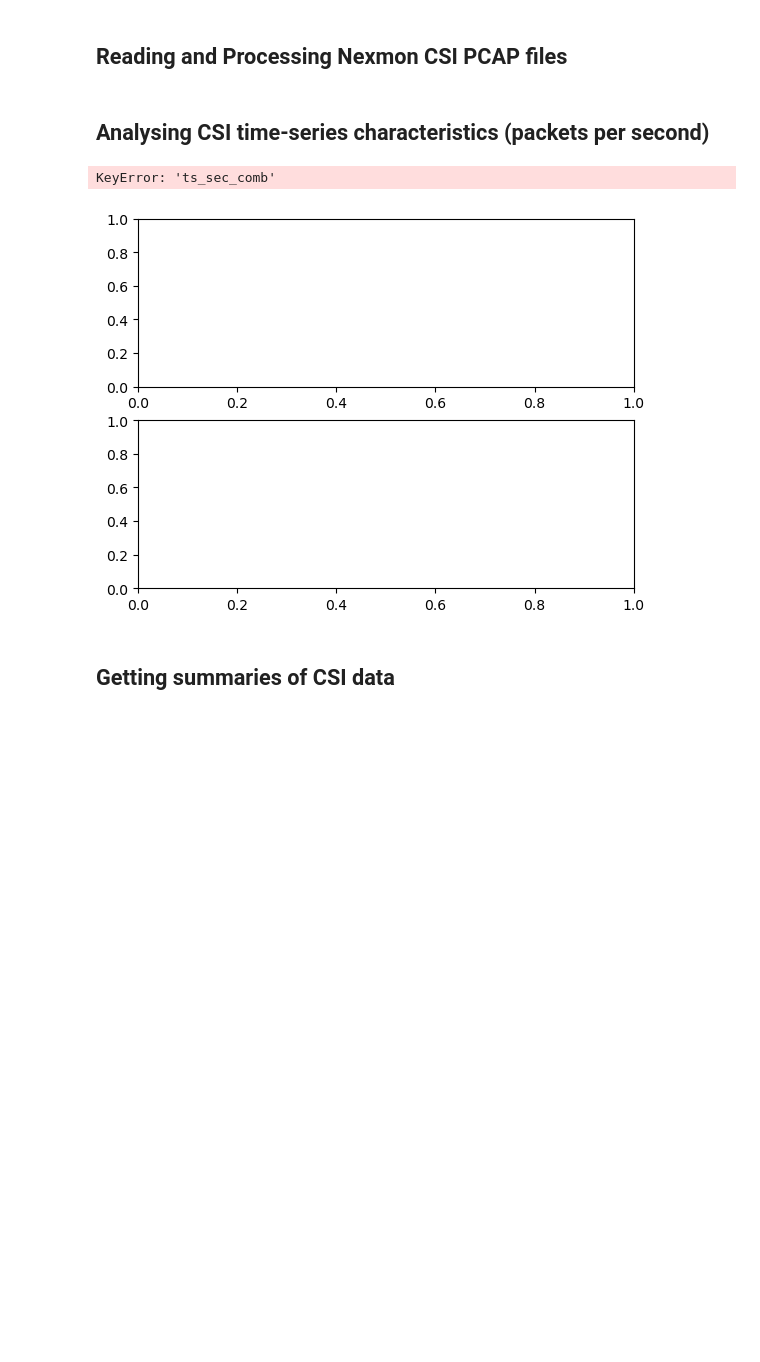
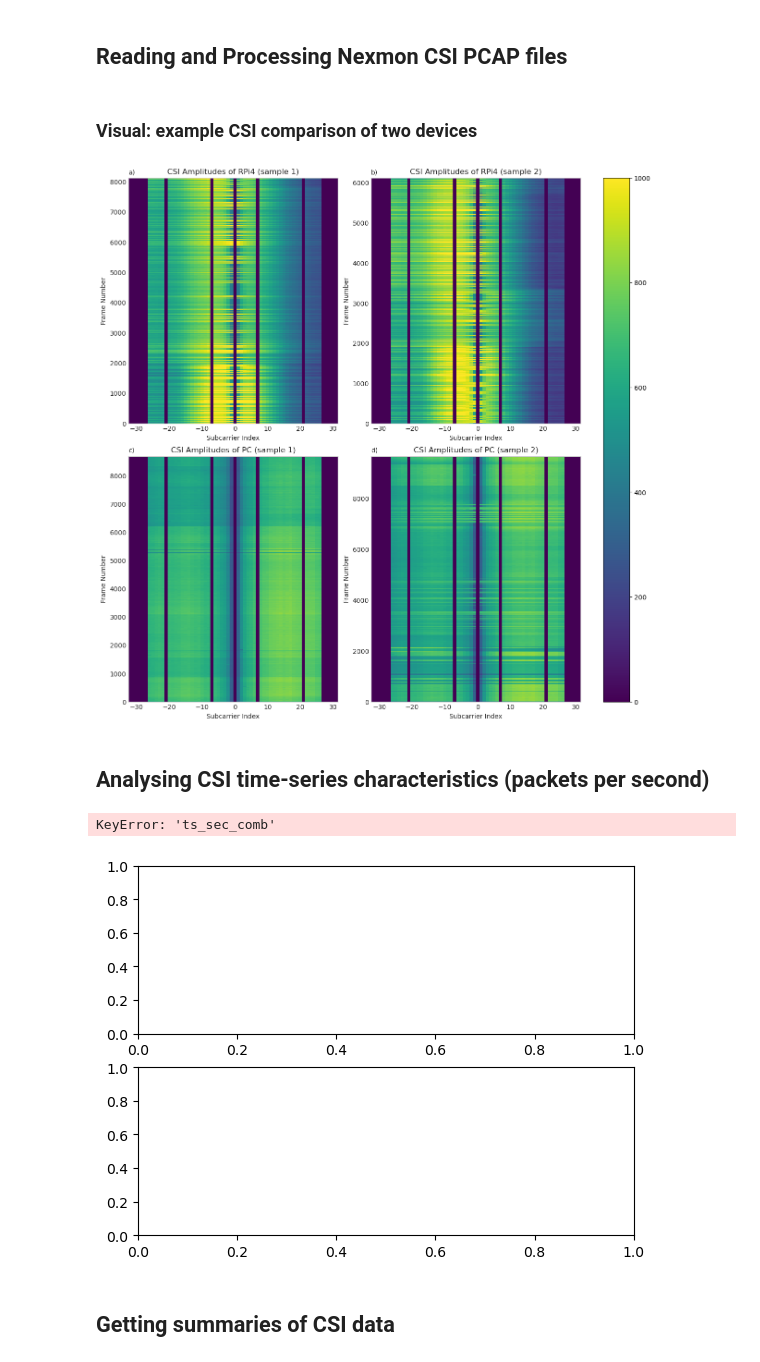
Before and after one commit to tlee08/XL-NTA_honours_dev, a Jupyter notebook: 2_analyse/analyse_csi.ipynb, the cells around one changed output. Drawn from its saved outputs; the diff is of its cells as text; code cells hidden in the pictures; blank space fills up the shorter version.

```diff
--- a/2_analyse/analyse_csi.ipynb
+++ b/2_analyse/analyse_csi.ipynb
@@ -86,6 +69,76 @@ if check_csi(frames["csi"]):
     # fig, axes = CSIFuncs.plot_all(csi)
     # fig.savefig(plot_fp)
     # plt.close(fig)
+# %% [markdown]
+### Visual: example CSI comparison of two devices
+# %%
+# Two Pi examples and two PC examples
+fps = [
+    [
+        "/Volumes/tim_details/tim_honours/CAPTURES/client_pi_200/v=A3gUpodXMv0/csi_h5/cap_5.h5",
+        "/Volumes/tim_details/tim_honours/CAPTURES/client_pi_200/v=A3gUpodXMv0/csi_h5/cap_7.h5",
+    ],
+        [
+        "/Volumes/tim_details/tim_honours/CAPTURES/client_pc_200/v=A3gUpodXMv0/csi_h5/cap_2.h5",
+        "/Volumes/tim_details/tim_honours/CAPTURES/client_pc_200/v=A3gUpodXMv0/csi_h5/cap_5.h5",
+    ]
+]
+dev_map = {0: "RPi4", 1: "PC"}
+
+vmin = 0
+vmax = 1000
+
+# PLOTTING
+with plt.style.context(fig_style):
+    # fig, axes = plt.subplots(nrows=2, ncols=2, figsize=(12, 12))
+    fig = plt.figure(figsize=(12, 12), layout="constrained")
+    axes = fig.subplot_mosaic(
+        """
+        ab
+        cd
+        """
+    )
+
+for i, fps_i in enumerate(fps):
+    for j, fp in enumerate(fps_i):
+        # Reading CSI data from h5 file
+        csi_df = pd.read_hdf(fp, key=H5_CSI_KEY, mode="r")
+        # Getting and processing CSI matrix
+        csi = df_to_csi_matrix(csi_df)
+        csi = process_csi(csi, True, True, 5)
+        # Getting the amplitudes of the CSI complex values
+        csi = np.abs(csi)
+        # Making heatmap
+        ax_id = chr(ord('a')+i*2+j)
+        im = axes[ax_id].pcolormesh(
+            make_subc_matrix(*csi.shape)[0],
+            np.arange(csi.shape[0]),
+            csi,
+            cmap="viridis",
+            norm=Normalize(
+                vmin=vmin,
+                vmax=vmax,
+            ),
+        )
+        # CUSTOMISING APPEARANCE
+        # Remove x-axis tick numbers
+        # axes[ax_id].set_xticklabels(['' for _ in axes[ax_id].get_xticks()])
+        # axes[ax_id].set_yticklabels(['' for _ in axes[ax_id].get_yticks()])
+        # Adding titles
+        axes[ax_id].set_title(f"{ax_id})", loc='left', fontsize='medium')
+        axes[ax_id].set_title(f"CSI Amplitudes of {dev_map[i]} (sample {j+1})")
+        axes[ax_id].set_xlabel("Subcarrier Index")
+        axes[ax_id].set_ylabel("Frame Number")
+
+# Make overall colourbar for all axes
+fig.colorbar(im, ax=list(axes.values()))
+# fig.colorbar(im, cax=axes["x"])
+# Plot fig
+fig.savefig(os.path.join(plt_dir, "CSI_intro_example.png"))
+# fig.clf()
+# plt.close()
+# %% [output]
+[figure, added]
 # %% [markdown]
 ## Analysing CSI time-series characteristics (packets per second)
 # %%
```
Also changed, not shown: parts of 2 cells of this notebook, 4 other files.
